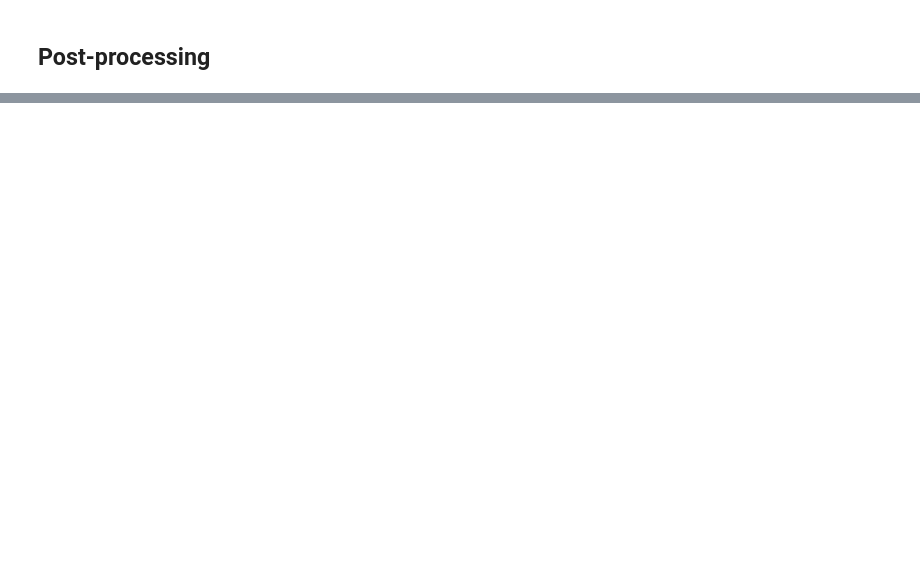
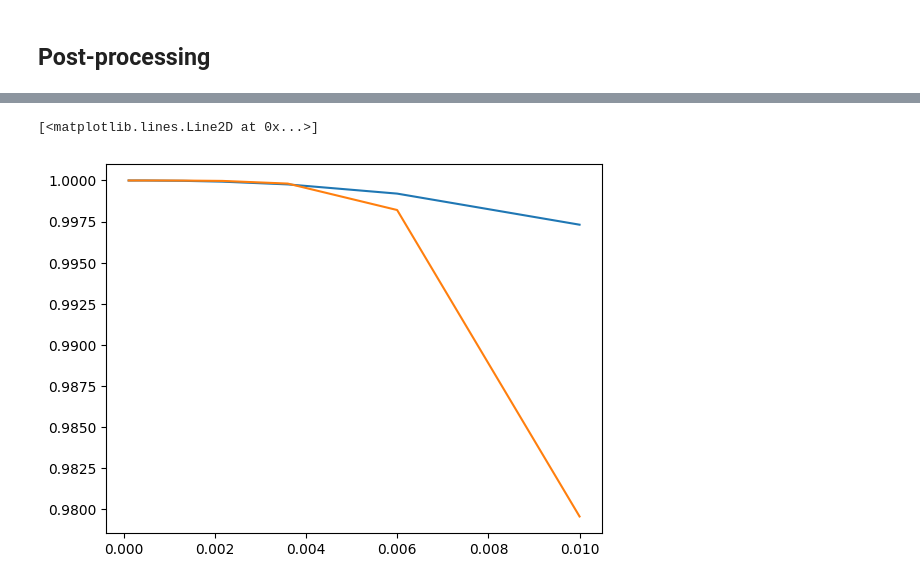
Before and after one commit to rmlarose/encoded, a Jupyter notebook: experiments/color/memory/simulator/scaling.ipynb, the cells around one changed output, grey strips where cells are left out. Cells and saved outputs as stored; diff of their text form; code cells hidden in the pictures; blank space fills up the shorter version.

Commit message:
adding post_processing and scaling experiment

```diff
--- a/experiments/color/memory/simulator/scaling.ipynb
+++ b/experiments/color/memory/simulator/scaling.ipynb
@@ -310,0 +234,14 @@ np.sum(numerator) / np.sum(denominator)
+# %%
+logical0 = StabilizerState.from_stabilizer_list(generator_strs+["Z"*n]).probabilities_dict()
+logical1 = [s.replace('1', '2').replace('0', '1').replace('2', '0') for s in logical0]
+# %%
+p0 = 0.0
+p1 = 0.0
+for state in logical0:
+    if state in counts:
+        p0 += counts[state]
+for state in logical1:
+    if state in counts:
+        p1 += counts[state]
+obs_value = (p0-p1)/(p0+p1)
+obs_value
@@ -310,0 +252,20 @@ np.sum(numerator) / np.sum(denominator)
+# %%
+
+PAULI_O = "Z"
+d_set = [3,5]
+generator_strs_list = [get_stabilizer_generators(distance)[::-1] for distance in d_set]
+n_set = [len(generator_str[0]) for generator_str in generator_strs_list]
+obs_set = [PauliString(PAULI_O*n)._pauli for n in n_set]
+logical0_set = [StabilizerState.from_stabilizer_list(generator_strs_list[i]+["Z"*n_set[i]]).probabilities_dict() for i in range(len(d_set))]
+logical1_set = [[s.replace('1', '2').replace('0', '1').replace('2', '0') for s in logical0]for logical0 in logical0_set]
+
+
+with open('codewords0.pkl', 'wb') as f:
+    pickle.dump(logical0_set, f)
+with open('codewords1.pkl', 'wb') as f:
+    pickle.dump(logical1_set, f)
+# %%
+simulator = stimcirq.StimSampler()
+noise = cirq.depolarize
+noise_set = np.logspace(-4,-2,10)
+nshots = 5_000_000
@@ -310,0 +335,8 @@ np.sum(numerator) / np.sum(denominator)
+# %%
+import matplotlib.pyplot as plt
+plt.figure()
+plt.plot(list(results_post_process[3].keys()),list(results_post_process[3].values()))
+plt.plot(list(results_post_process[5].keys()),list(results_post_process[5].values()))
+# %% [output]
+[<matplotlib.lines.Line2D at 0x...>]
+[figure, added]
```
Also changed, not shown: parts of 25 cells of this notebook.
